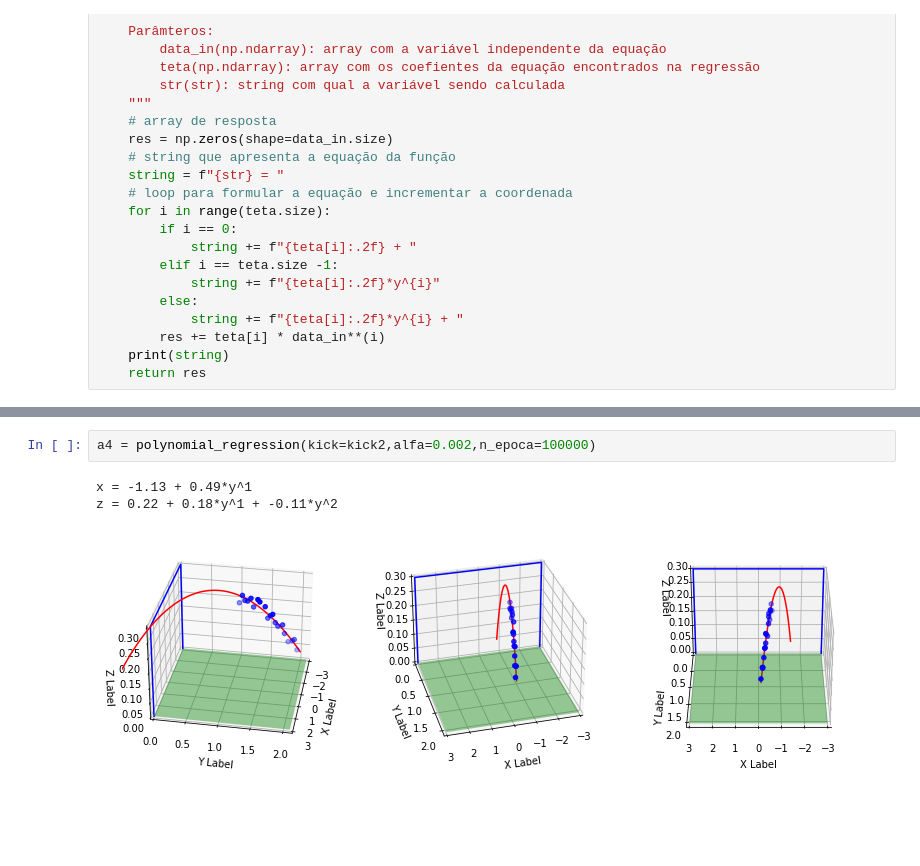
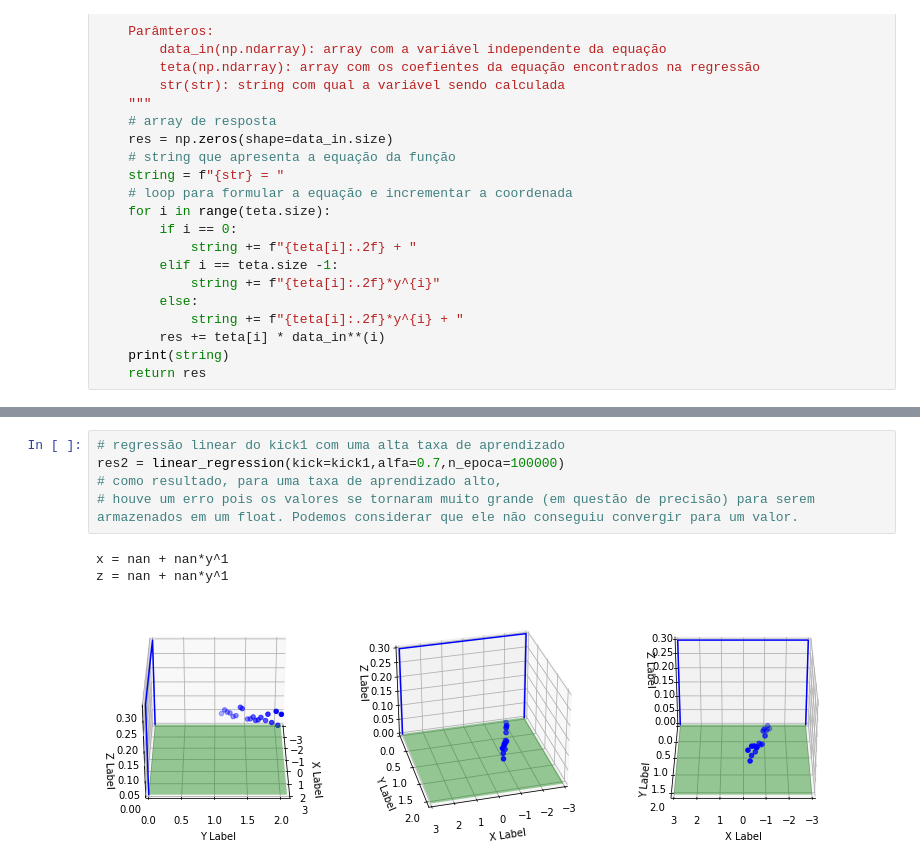
Before and after one commit to mc886A-1sem21/p2, a Jupyter notebook: regression_task.ipynb, the cells around one changed output, grey strips where cells are left out. Saved outputs shown, nothing was run; the diff lists cells and outputs as text; blank space fills up the shorter version.

```diff
--- a/regression_task.ipynb
+++ b/regression_task.ipynb
@@ -259,6 +286,9 @@ z = 0.47 + -0.15*y^1
-# %%
-a4 = polynomial_regression(kick=kick2,alfa=0.002,n_epoca=100000)
-# %% [output]
-x = -1.13 + 0.49*y^1
-z = 0.22 + 0.18*y^1 + -0.11*y^2
-[figure, removed]
+# %%
+# regressão linear do kick1 com uma alta taxa de aprendizado
+res2 = linear_regression(kick=kick1,alfa=0.7,n_epoca=100000)
+# como resultado, para uma taxa de aprendizado alto,
+# houve um erro pois os valores se tornaram muito grande (em questão de precisão) para serem armazenados em um float. Podemos considerar que ele não conseguiu convergir para um valor.
+# %% [output]
+x = nan + nan*y^1
+z = nan + nan*y^1
+[figure, added]
```
Also changed, not shown: parts of 47 cells of this notebook.
